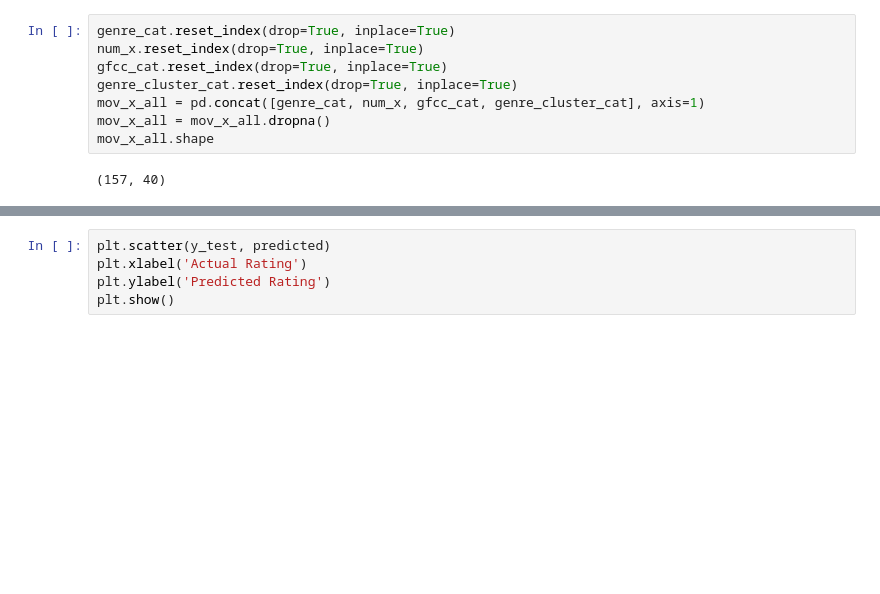
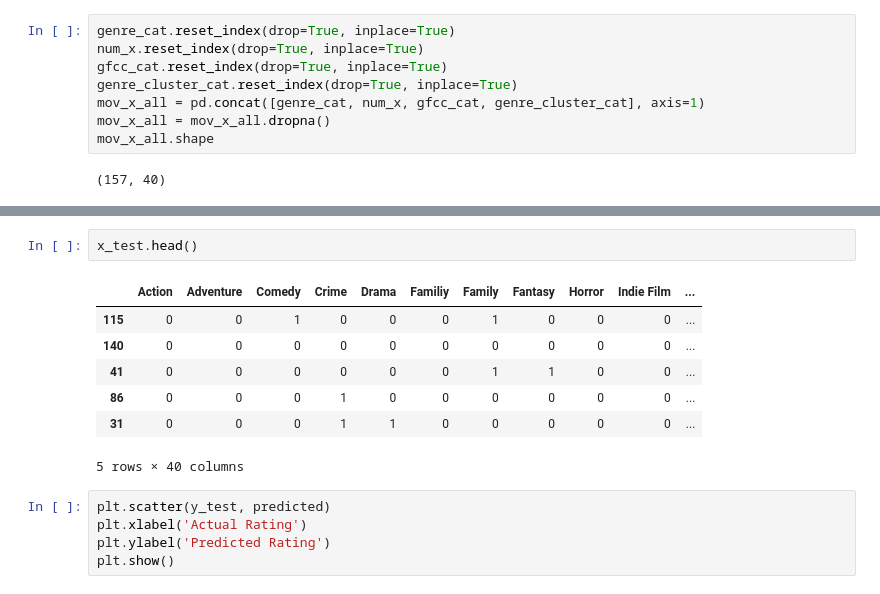
Before and after one commit to julia-e-ma/movies, a Jupyter notebook: RandomMovieGenerator.ipynb, the cells around one changed output, grey strips where cells are left out. Cells and saved outputs as stored; diff of their text form; blank space fills up the shorter version.

```diff
--- a/RandomMovieGenerator.ipynb
+++ b/RandomMovieGenerator.ipynb
@@ -523,3 +558,13 @@ mean_squared_error(y_test, predicted)
+# %%
+x_test.head()
+# %% [output]
+|  | Action | Adventure | Comedy | Crime | Drama | Familiy | Family | Fantasy | Horror | Indie Film | ... |
+| 115 | 0 | 0 | 1 | 0 | 0 | 0 | 1 | 0 | 0 | 0 | ... |
+| 140 | 0 | 0 | 0 | 0 | 0 | 0 | 0 | 0 | 0 | 0 | ... |
+| 41 | 0 | 0 | 0 | 0 | 0 | 0 | 1 | 1 | 0 | 0 | ... |
+| 86 | 0 | 0 | 0 | 1 | 0 | 0 | 0 | 0 | 0 | 0 | ... |
+| 31 | 0 | 0 | 0 | 1 | 1 | 0 | 0 | 0 | 0 | 0 | ... |
+5 rows × 40 columns
 # %%
 plt.scatter(y_test, predicted)
 plt.xlabel('Actual Rating')
```
Also changed, not shown: parts of 19 cells of this notebook.
